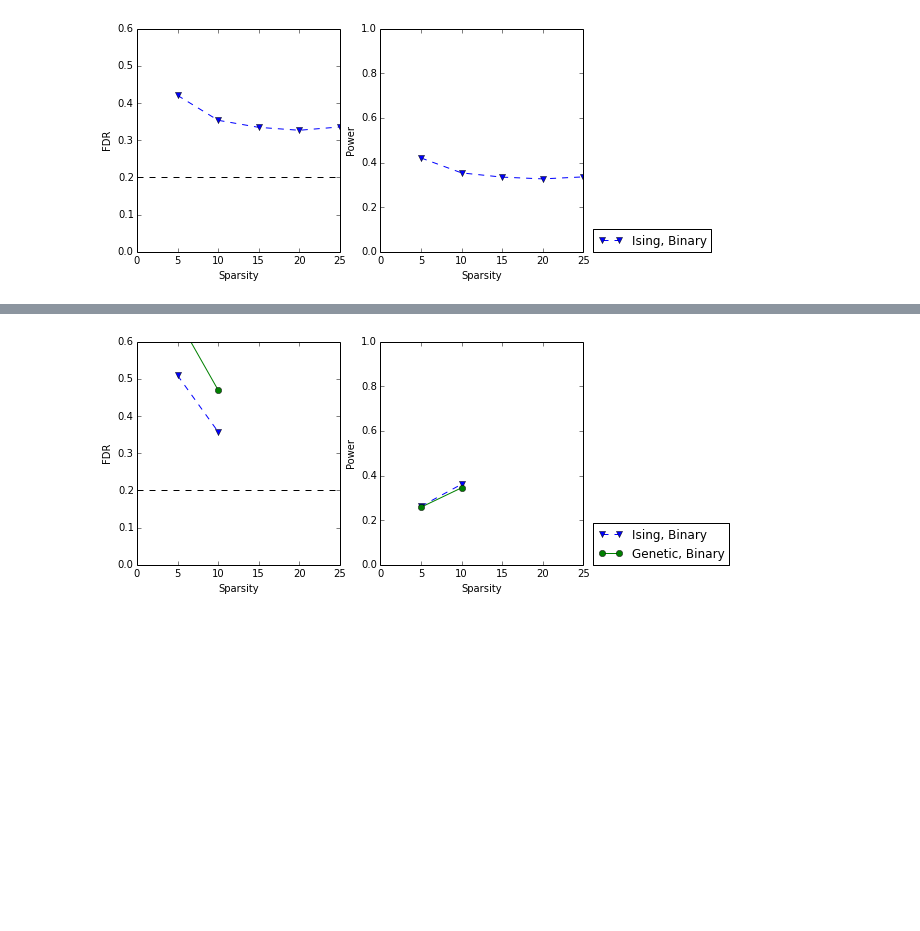
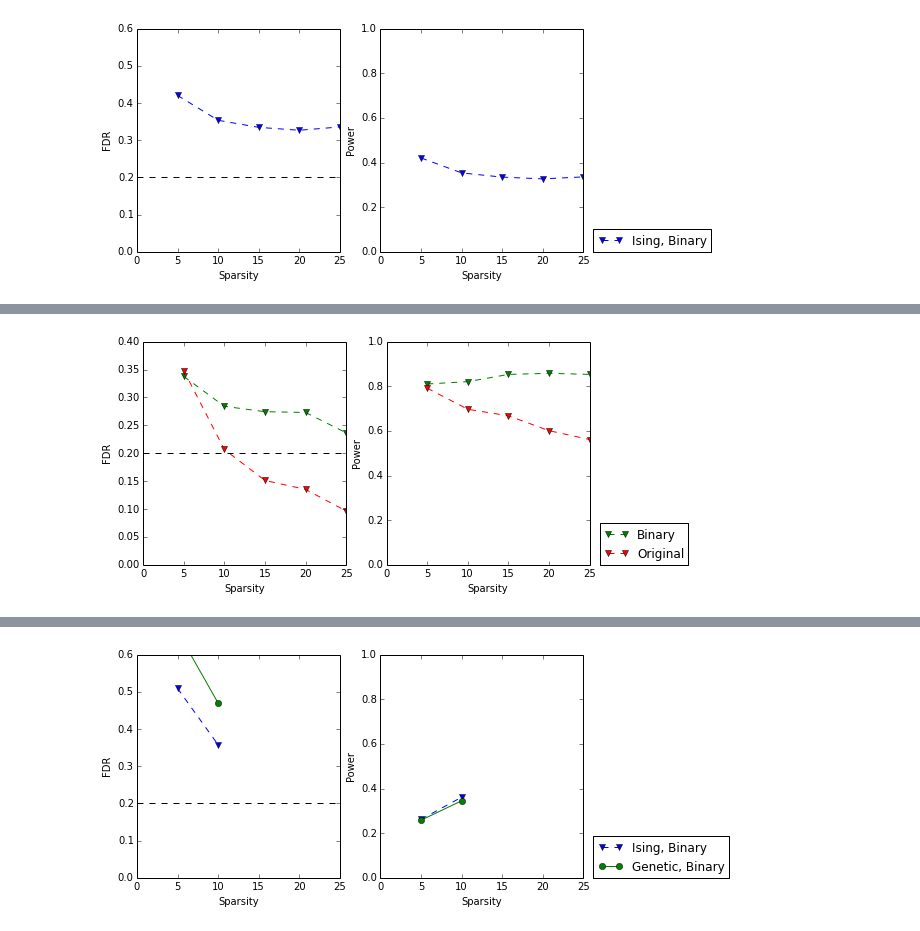
Before and after one commit to ajmaurer/Chicago-Course-Work, a Jupyter notebook: masters_paper/section4_simulations.ipynb, the cells around one changed output, grey strips where cells are left out. Drawn from its saved outputs; the diff is of its cells as text; code cells hidden in the pictures; blank space fills up the shorter version.

```diff
--- a/masters_paper/section4_simulations.ipynb
+++ b/masters_paper/section4_simulations.ipynb
@@ -273,0 +266,91 @@ array([[  0.66232035,   0.4697818 ,  10.        ,   0.3       ,  15.        ],
+# %%
+p1s = [5,10,15,20,25]
+q = .2
+
+lasso_data_50 = pd.read_table('data/lasso_test_50.txt',
+                           header=0,
+                           names=['seed','gen','p1','dist','bin_ko_corr','bin_fdr','bin_power','ori_ko_corr','ori_fdr','ori_power','corr']
+                          )
+
+logit_data_50 = pd.read_table('data/logit_test_50.txt',
+                           header=0,
+                           names=['seed','gen','p1','dist','bin_ko_corr','bin_fdr','bin_power','ori_ko_corr','ori_fdr','ori_power','corr']
+                          )
+
+# FDR and Power
+f_las,subplts_las = plt.subplots(1,2)
+f_log,subplts_log = plt.subplots(1,2)
+f_las.set_size_inches(8,4)
+f_log.set_size_inches(8,4)
+
+# FDR Plot
+subplts_las[0].set_xlim(0,max(p1s))
+subplts_las[0].set_ylim(0,q*2)
+subplts_las[0].set_xlabel('Sparsity')
+subplts_las[0].set_ylabel('FDR')
+subplts_las[0].plot(p1s,lasso_data_50.groupby('p1').mean().bin_fdr,label="Binary", linestyle='--', marker='v', color='g')
+subplts_las[0].plot(p1s,lasso_data_50.groupby('p1').mean().ori_fdr,label="Original", linestyle='--', marker='v', color='r')
+
+subplts_las[0].plot((0,max(p1s)),(q,q),'k--')
+
+# power plot
+subplts_las[1].set_xlim(0,max(p1s))
+subplts_las[1].set_ylim(0,1)
+subplts_las[1].set_xlabel('Sparsity')
+subplts_las[1].set_ylabel('Power')
+subplts_las[1].plot(p1s,lasso_data_50.groupby('p1').mean().bin_power,label="Binary", linestyle='--', marker='v', color='g')
+subplts_las[1].plot(p1s,lasso_data_50.groupby('p1').mean().ori_power,label="Original", linestyle='--', marker='v', color='r')
+
+# Legend
+subplts_las[1].legend(bbox_to_anchor=(1.05, 0), loc='lower left', borderaxespad=0.)
+
+plt.savefig('images/lasso_FDR_power_50.pdf',bbox_inches='tight')
+
+# FDR Plot
+subplts_log[0].set_xlim(0,max(p1s))
+subplts_log[0].set_ylim(0,q*4)
+subplts_log[0].set_xlabel('Sparsity')
+subplts_log[0].set_ylabel('FDR')
+subplts_log[0].plot(p1s,logit_data_50.groupby('p1').mean().bin_fdr,label="Binary", linestyle='--', marker='v', color='g')
+subplts_log[0].plot(p1s,logit_data_50.groupby('p1').mean().ori_fdr,label="Original", linestyle='--', marker='v', color='r')
+
+subplts_log[0].plot((0,max(p1s)),(q,q),'k--')
+
+# power plot
+subplts_log[1].set_xlim(0,max(p1s))
+subplts_log[1].set_ylim(0,1)
+subplts_log[1].set_xlabel('Sparsity')
+subplts_log[1].set_ylabel('Power')
+subplts_log[1].plot(p1s,logit_data_50.groupby('p1').mean().bin_power,label="Binary", linestyle='--', marker='v', color='g')
+subplts_log[1].plot(p1s,logit_data_50.groupby('p1').mean().ori_power,label="Original", linestyle='--', marker='v', color='r')
+
+
+plt.savefig('images/logit_FDR_power_50.pdf',bbox_inches='tight')
+
+# Correlation plot
+f_las,ax_las = plt.subplots(1)
+f_las.set_size_inches(4,4)
+
+ax_las.set_xlim(0,max(p1s))
+ax_las.set_ylim(0,1)
+ax_las.set_xlabel('Sparsity')
+ax_las.set_ylabel('Correlation')
+ax_las.plot(p1s,lasso_data_50.groupby('p1').mean()['corr'],linestyle='--', marker='v',label="Ising")
+ax_las.legend(bbox_to_anchor=(1.05, 0), loc='lower left', borderaxespad=0.)
+
+plt.savefig('images/logit_corr_50.pdf',bbox_inches='tight')
+
+# Correlation plot
+f_log,ax_log = plt.subplots(1)
+f_log.set_size_inches(4,4)
+
+ax_log.set_xlim(0,max(p1s))
+ax_log.set_ylim(0,1)
+ax_log.set_xlabel('Sparsity')
+ax_log.set_ylabel('Correlation')
+ax_log.plot(p1s,logit_data_50.groupby('p1').mean()['corr'],linestyle='--', marker='v',label="Ising")
+ax_log.legend(bbox_to_anchor=(1.05, 0), loc='lower left', borderaxespad=0.)
+
+plt.savefig('images/logit_corr_50.pdf',bbox_inches='tight')
+# %% [output]
+[figure, added]
```
Also changed, not shown: parts of 5 cells of this notebook, 2 other files.
